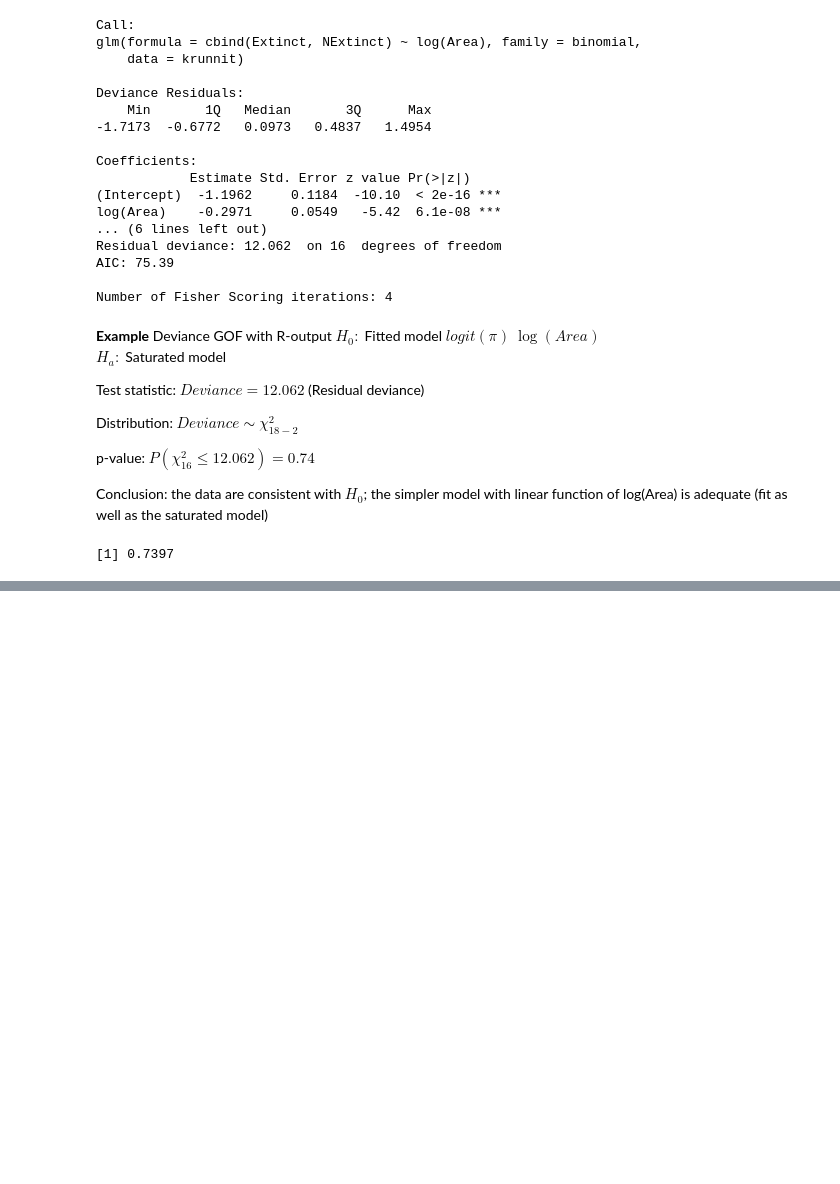
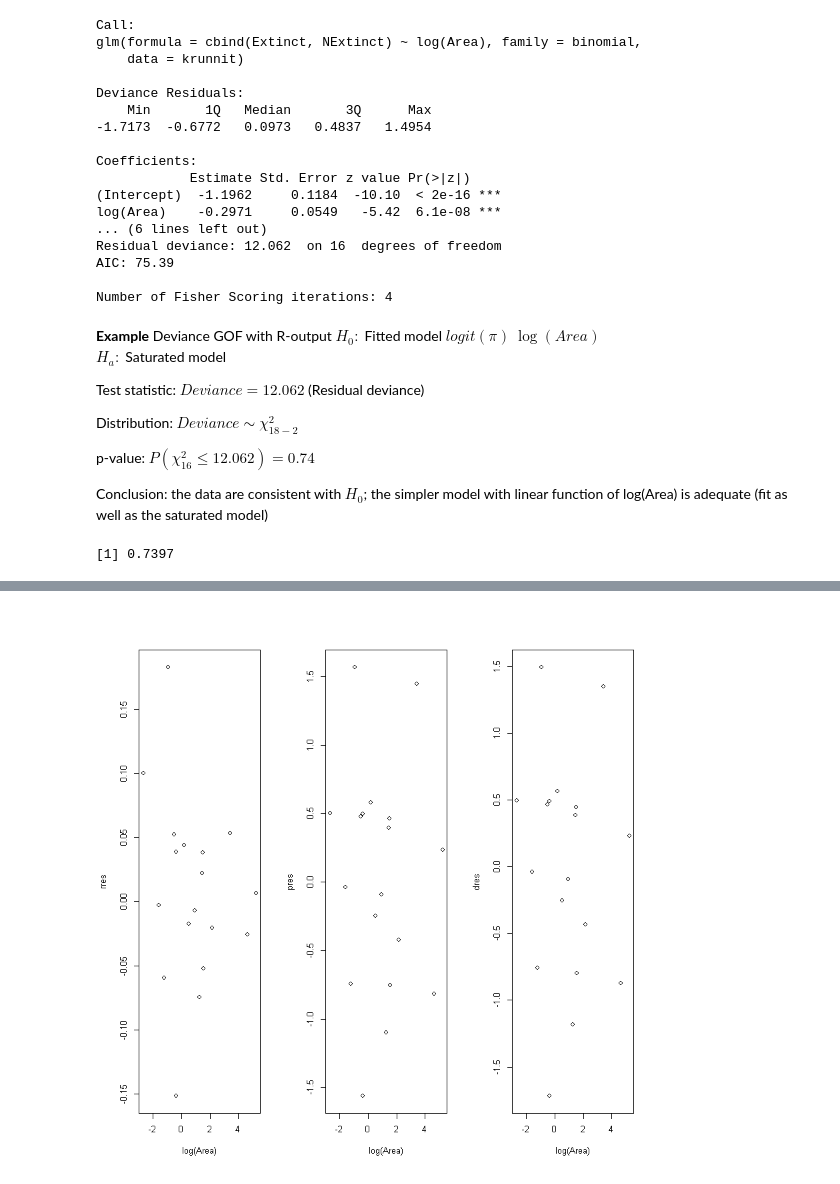
Before and after one commit to lihd1003/19W-Course-Material, a Jupyter notebook: STA303/Binomial Logistic Regression Part II.ipynb, the cells around one changed output, grey strips where cells are left out. Drawn from its saved outputs; the diff is of its cells as text; code cells hidden in the pictures; blank space fills up the shorter version.

```diff
--- a/STA303/Binomial Logistic Regression Part II.ipynb
+++ b/STA303/Binomial Logistic Regression Part II.ipynb
@@ -241,0 +251,8 @@ Small p-value means:
+# %%
+# response residuals
+rres = residuals(fitbl, type="response")
+# pearson residuals
+pres = residuals(fitbl, type="pearson")
+# Deviance residuals
+dres = residuals(fitbl, type="deviance")
+cbind(pis, phats, rres, pres, dres)
@@ -241,0 +277,7 @@ Small p-value means:
+# %%
+par(mfrow=c(1,3))
+plot(log(Area), rres)
+plot(log(Area), pres)
+plot(log(Area), dres)
+# %% [output]
+[figure, added]
```
Also changed, not shown: parts of 6 cells of this notebook.
